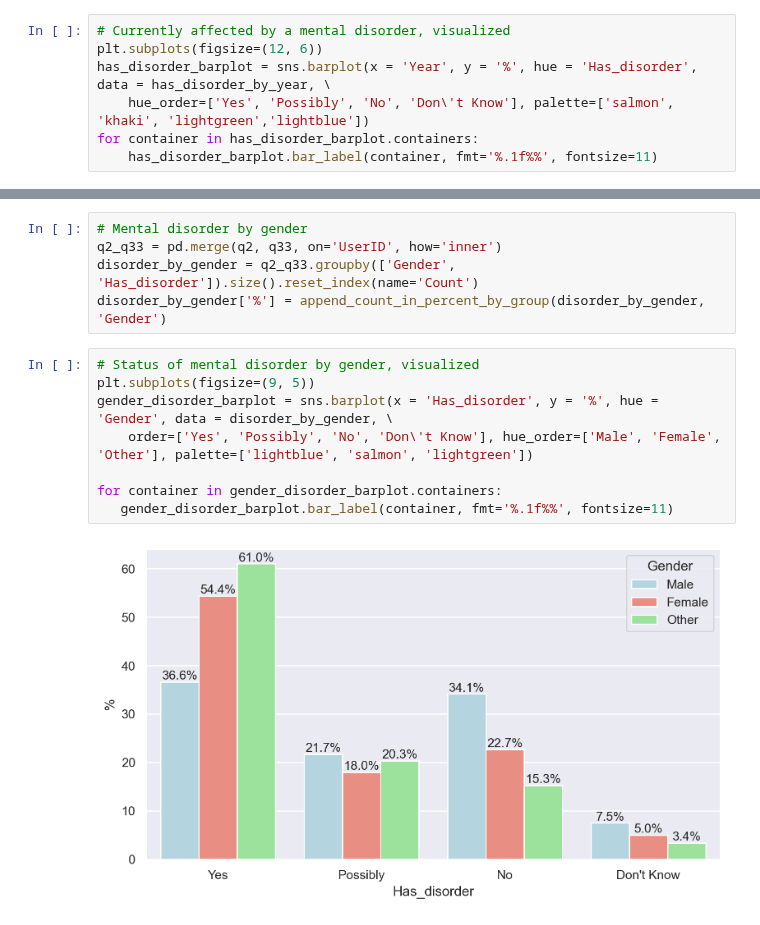
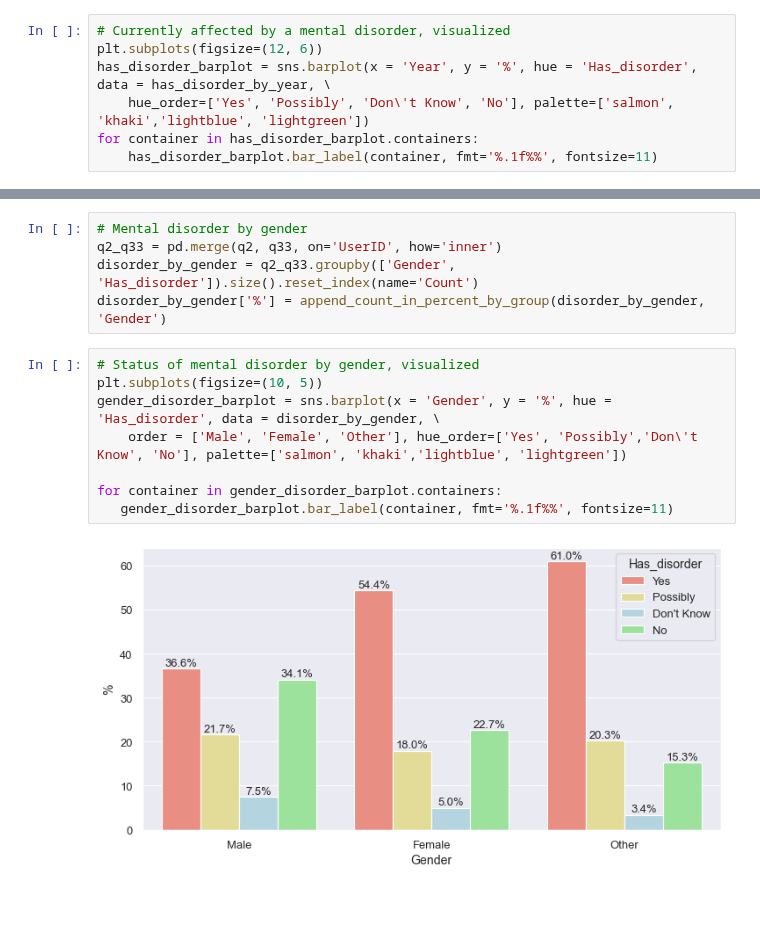
Before and after one commit to Selorikas/mental-health, a Jupyter notebook: mental-health.ipynb, the cells around one changed output, grey strips where cells are left out. Drawn from its saved outputs; the diff is of its cells as text.

Commit message:
Adjust plots

```diff
--- a/mental-health.ipynb
+++ b/mental-health.ipynb
@@ -270,7 +270,7 @@ has_disorder_by_year['%'] = append_count_in_percent_by_group(has_disorder_by_yea
 # Currently affected by a mental disorder, visualized
 plt.subplots(figsize=(12, 6))
 has_disorder_barplot = sns.barplot(x = 'Year', y = '%', hue = 'Has_disorder', data = has_disorder_by_year, \
-    hue_order=['Yes', 'Possibly', 'No', 'Don\'t Know'], palette=['salmon', 'khaki', 'lightgreen','lightblue'])
+    hue_order=['Yes', 'Possibly', 'Don\'t Know', 'No'], palette=['salmon', 'khaki','lightblue', 'lightgreen'])
 for container in has_disorder_barplot.containers:
     has_disorder_barplot.bar_label(container, fmt='%.1f%%', fontsize=11)
 # %% [output]
@@ -284,11 +284,11 @@ disorder_by_gender = q2_q33.groupby(['Gender', 'Has_disorder']).size().reset_ind
 disorder_by_gender['%'] = append_count_in_percent_by_group(disorder_by_gender, 'Gender')
 # %%
 # Status of mental disorder by gender, visualized
-plt.subplots(figsize=(9, 5))
-gender_disorder_barplot = sns.barplot(x = 'Has_disorder', y = '%', hue = 'Gender', data = disorder_by_gender, \
-    order=['Yes', 'Possibly', 'No', 'Don\'t Know'], hue_order=['Male', 'Female', 'Other'], palette=['lightblue', 'salmon', 'lightgreen'])
+plt.subplots(figsize=(10, 5))
+gender_disorder_barplot = sns.barplot(x = 'Gender', y = '%', hue = 'Has_disorder', data = disorder_by_gender, \
+    order = ['Male', 'Female', 'Other'], hue_order=['Yes', 'Possibly','Don\'t Know', 'No'], palette=['salmon', 'khaki','lightblue', 'lightgreen'])
 
 for container in gender_disorder_barplot.containers:
    gender_disorder_barplot.bar_label(container, fmt='%.1f%%', fontsize=11)
 # %% [output]
-[figure, old version]
+[figure, new version]
```
Also changed, not shown: parts of 2 cells of this notebook.
